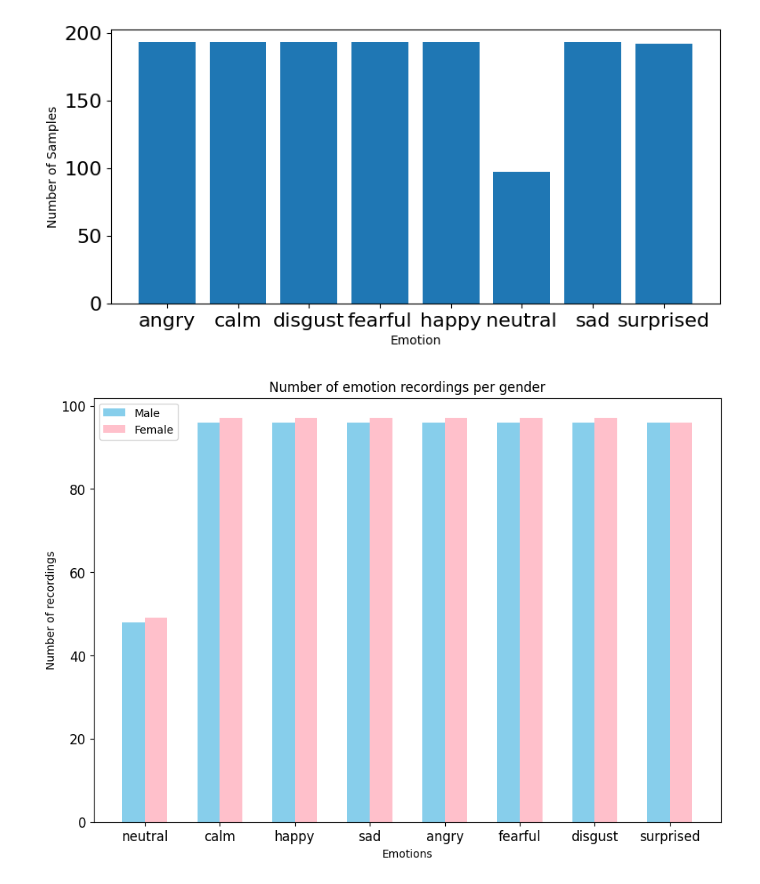
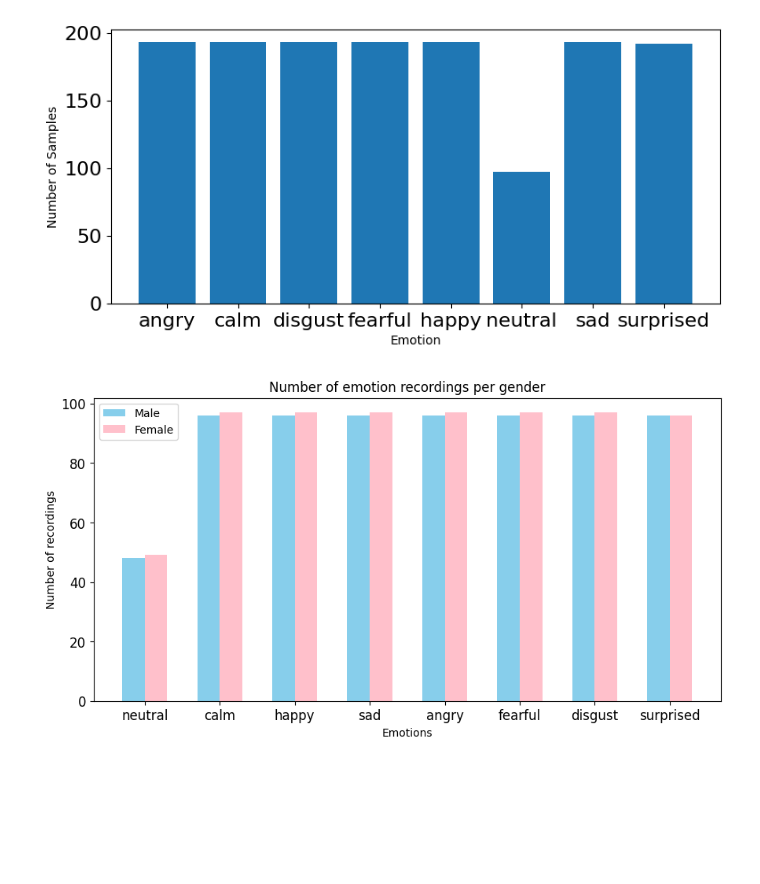
Before and after one commit to stnewaz/Week2-DataPreprocessing, a Jupyter notebook: Week 2.ipynb, the cells around one changed output. Saved outputs shown, nothing was run; the diff lists cells and outputs as text; code cells hidden in the pictures; blank space fills up the shorter version.

```diff
--- a/Week 2.ipynb
+++ b/Week 2.ipynb
@@ -793,6 +793,7 @@ def match_gender_emotion():
     gendered_count = {"male": {}, "female": {}}
 
     # initialize counts with 0
+    # check each gender and set the emotion for the file
     for gender in gendered_count:
         for emotion in emotions_dict.values():
             gendered_count[gender][emotion] = 0
@@ -810,37 +811,38 @@ def match_gender_emotion():
     return gendered_count
 
 #loading the function and setting a variable
 count = match_gender_emotion()
 
-#create list all the emotions to plot
+#create list of all the emotions to plot
 emotions = list(emotions_dict.values())
-#create list of counts for all the male emotion
-male_counts = [count["male"][e] for e in emotions]
-#create list of counts for all the female emotion
-female_counts = [count["female"][e] for e in emotions]
+#create a list of total male recordings/emotion
+male_counts = [count["male"][emotion] for emotion in emotions]
+#create a list of total female recordings/emotion
+female_counts = [count["female"][emotion] for emotion in emotions]
 
 #number of emotions
 x = np.arange(len(emotions))
 
 #creating graph size
-plt.figure(figsize=(35,7))
+plt.figure(figsize=(35,5))
 plt.subplot(1,3,1)
 
 #setting width of bars
 width = 0.3
 
 #creating both bars and offsetting the two
 plt.bar(x - width/2, male_counts, width, label="Male", color="skyblue")
 plt.bar(x + width/2, female_counts, width, label="Female", color="pink")
 
 #labelling the x-axis
 plt.xticks(x, emotions)
 plt.xlabel("Emotions")
 plt.tick_params(labelsize=12)
 plt.ylabel('Number of recordings')
 plt.title('Number of emotion recordings per gender')
 
+#creating the legend
 plt.legend(loc="best")
 plt.show()
 # %% [output]
-[figure, old version]
+[figure, new version]
```
